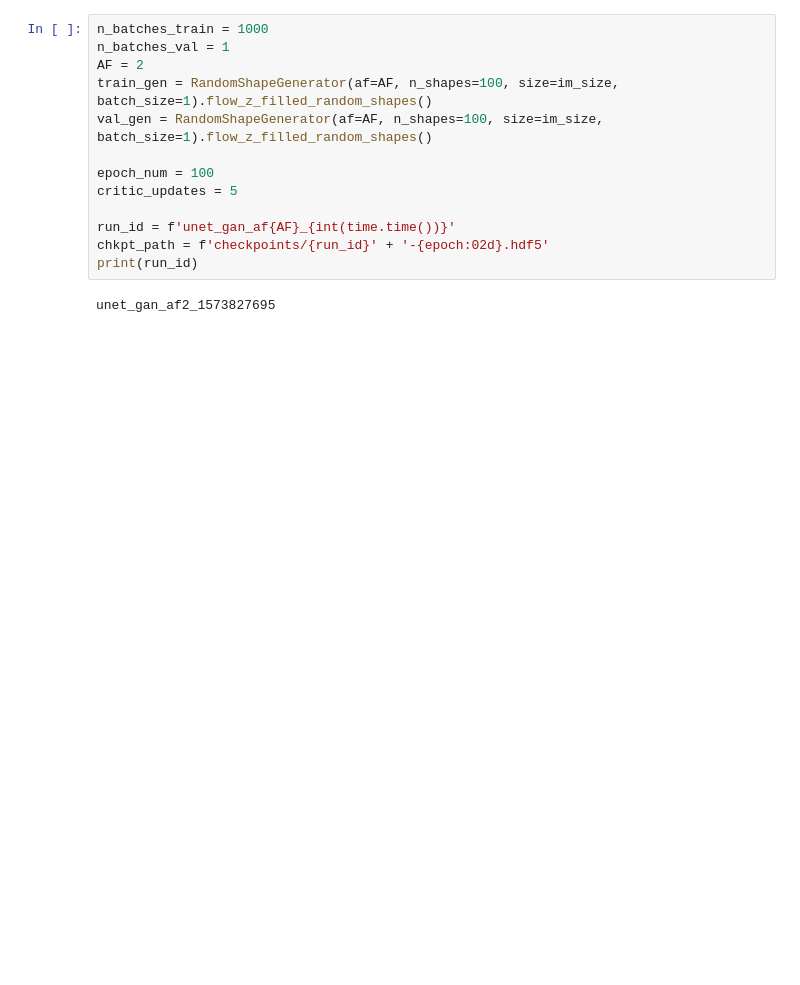
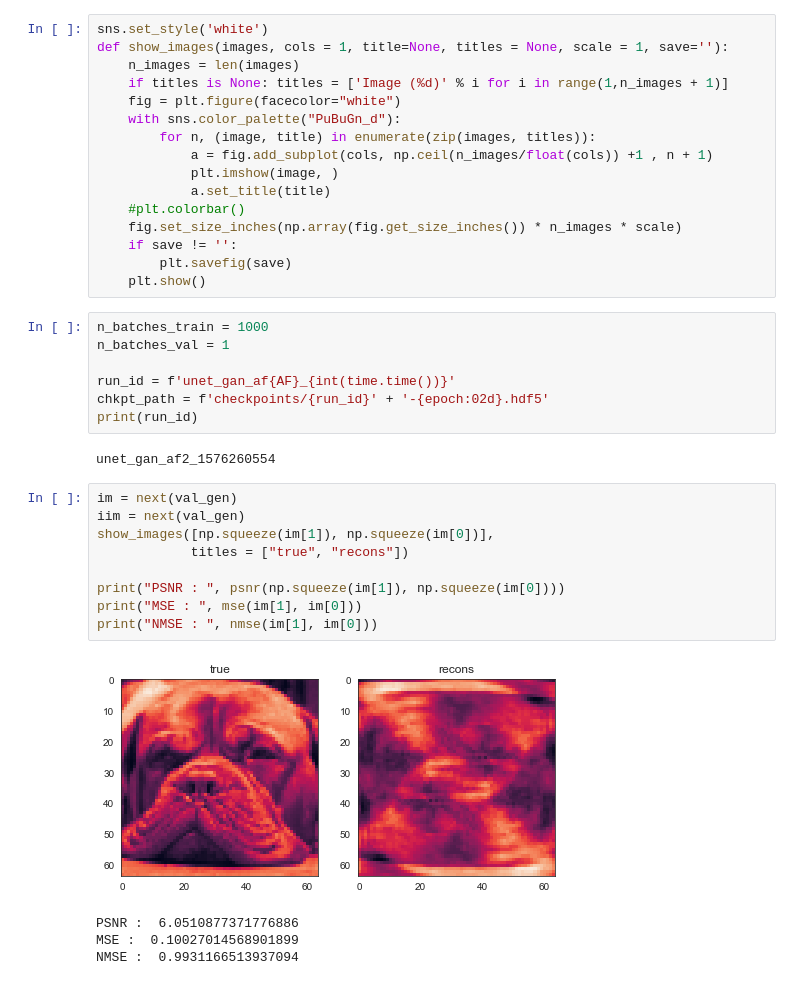
Before and after one commit to zaccharieramzi/fastmri-reproducible-benchmark, a Jupyter notebook: experiments/gan_unet_approach_random.ipynb, the cells around one changed output. Drawn from its saved outputs; the diff is of its cells as text; blank space fills up the shorter version.

```diff
--- a/experiments/gan_unet_approach_random.ipynb
+++ b/experiments/gan_unet_approach_random.ipynb
@@ -65,19 +111,43 @@ compile_models(
     perceptual_loss=perceptual_loss,
     perceptual_weight=1.0,
 )
+# %%
+sns.set_style('white')
+def show_images(images, cols = 1, title=None, titles = None, scale = 1, save=''):
+    n_images = len(images)
+    if titles is None: titles = ['Image (%d)' % i for i in range(1,n_images + 1)]
+    fig = plt.figure(facecolor="white")
+    with sns.color_palette("PuBuGn_d"):
+        for n, (image, title) in enumerate(zip(images, titles)):
+            a = fig.add_subplot(cols, np.ceil(n_images/float(cols)) +1 , n + 1)
+            plt.imshow(image, )
+            a.set_title(title)
+    #plt.colorbar()
+    fig.set_size_inches(np.array(fig.get_size_inches()) * n_images * scale)
+    if save != '':
+        plt.savefig(save)
+    plt.show()
 # %%
 n_batches_train = 1000
 n_batches_val = 1
-AF = 2
-train_gen = RandomShapeGenerator(af=AF, n_shapes=100, size=im_size, batch_size=1).flow_z_filled_random_shapes()
-val_gen = RandomShapeGenerator(af=AF, n_shapes=100, size=im_size, batch_size=1).flow_z_filled_random_shapes()
-
-epoch_num = 100
-critic_updates = 5
 
 run_id = f'unet_gan_af{AF}_{int(time.time())}'
 chkpt_path = f'checkpoints/{run_id}' + '-{epoch:02d}.hdf5'
 print(run_id)
 # %% [output]
-unet_gan_af2_1573827695
+unet_gan_af2_1576260554
+# %%
+im = next(val_gen)
+iim = next(val_gen)
+show_images([np.squeeze(im[1]), np.squeeze(im[0])],
+            titles = ["true", "recons"])
+
+print("PSNR : ", psnr(np.squeeze(im[1]), np.squeeze(im[0])))
+print("MSE : ", mse(im[1], im[0]))
+print("NMSE : ", nmse(im[1], im[0]))
+# %% [output]
+[figure, added]
+PSNR :  6.0510877371776886
+MSE :  0.10027014568901899
+NMSE :  0.9931166513937094
 # %%
```
Also changed, not shown: parts of 19 cells of this notebook, 9 other files.
